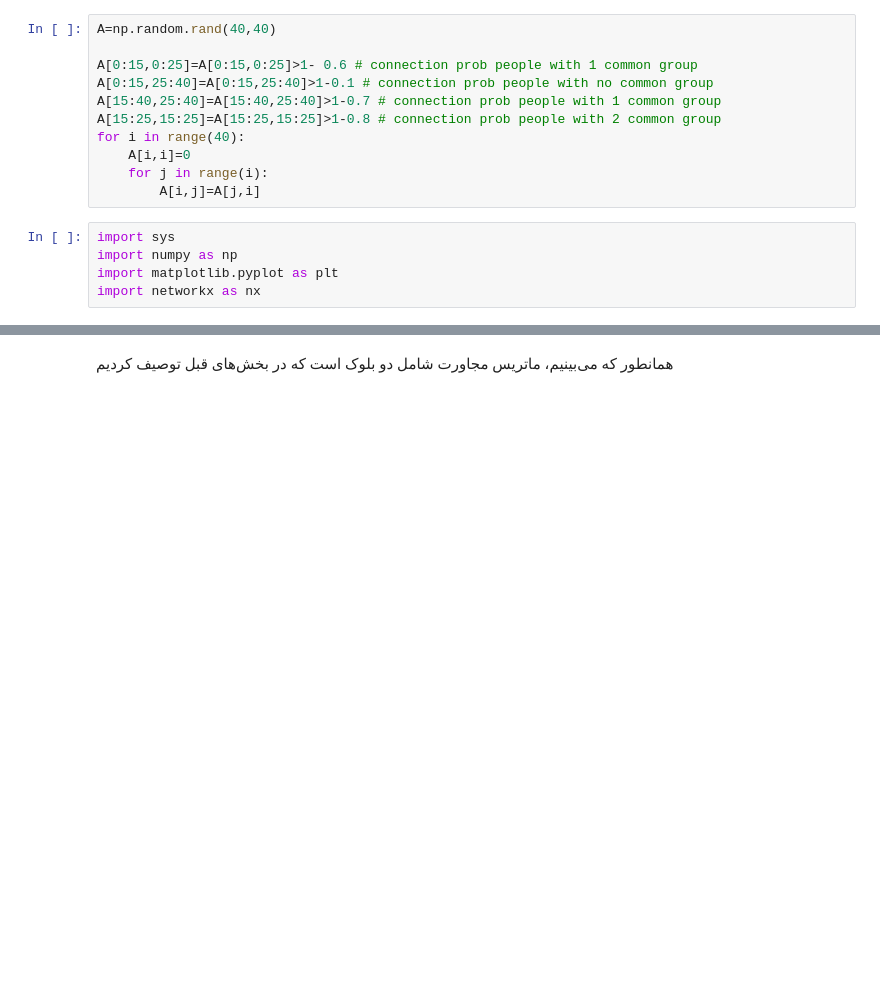
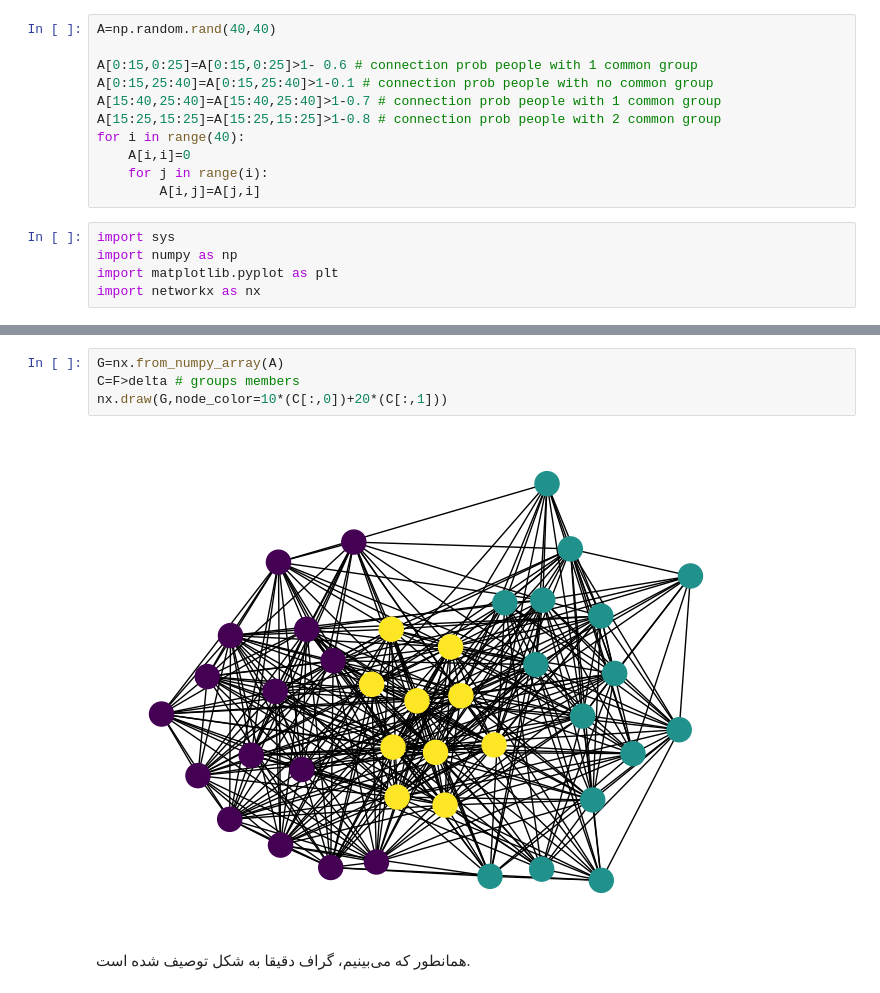
Before and after one commit to abolfazlghalandary/Statistics-Project, a Jupyter notebook: Practicals/Q1/practical1.ipynb, the cells around one changed output, grey strips where cells are left out. Cells and saved outputs as stored; diff of their text form; blank space fills up the shorter version.

Commit message:
add simulated graph

```diff
--- a/Practicals/Q1/practical1.ipynb
+++ b/Practicals/Q1/practical1.ipynb
@@ -104,3 +100,9 @@ AttributeError: module 'networkx' has no attribute 'from_numpy_matrix'
 [figure]
-# %% [markdown]
-همانطور که می‌بینیم، ماتریس مجاورت شامل دو بلوک است که در بخش‌های قبل توصیف کردیم
+# %%
+G=nx.from_numpy_array(A)
+C=F>delta # groups members
+nx.draw(G,node_color=10*(C[:,0])+20*(C[:,1]))
+# %% [output]
+[figure, added]
+# %% [markdown]
+همانطور که می‌بینیم، گراف دقیقا به شکل توصیف شده است.
```
Also changed, not shown: parts of 1 cell of this notebook.
